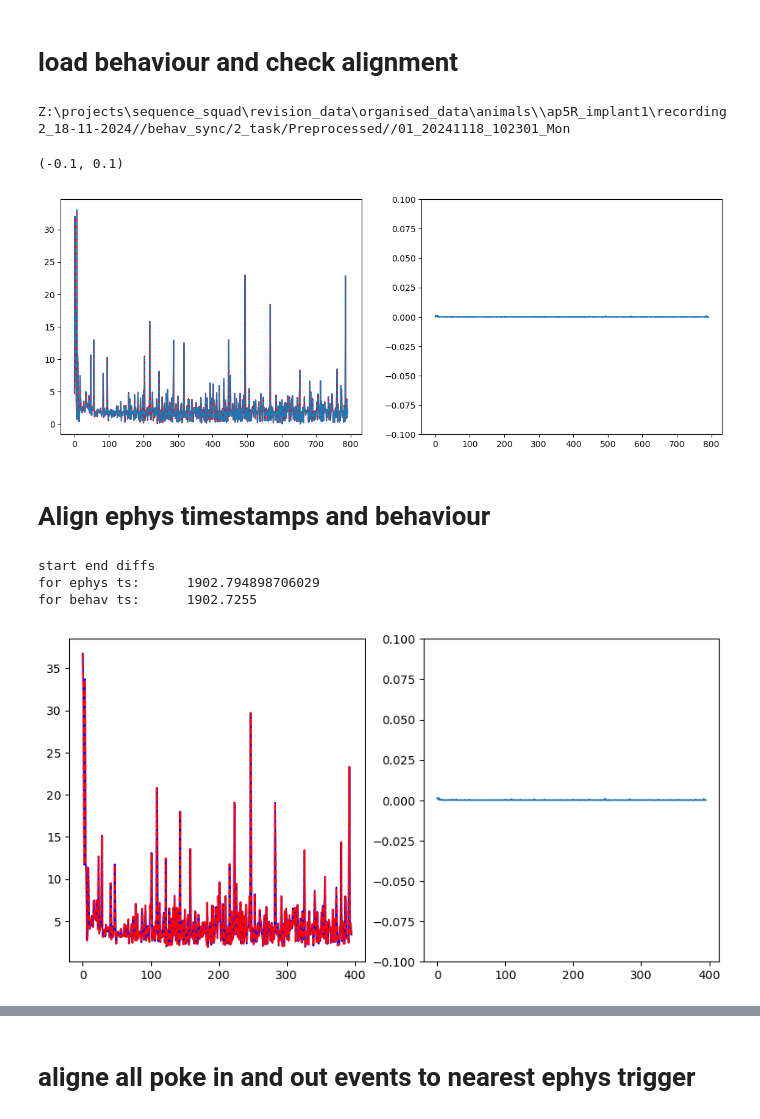
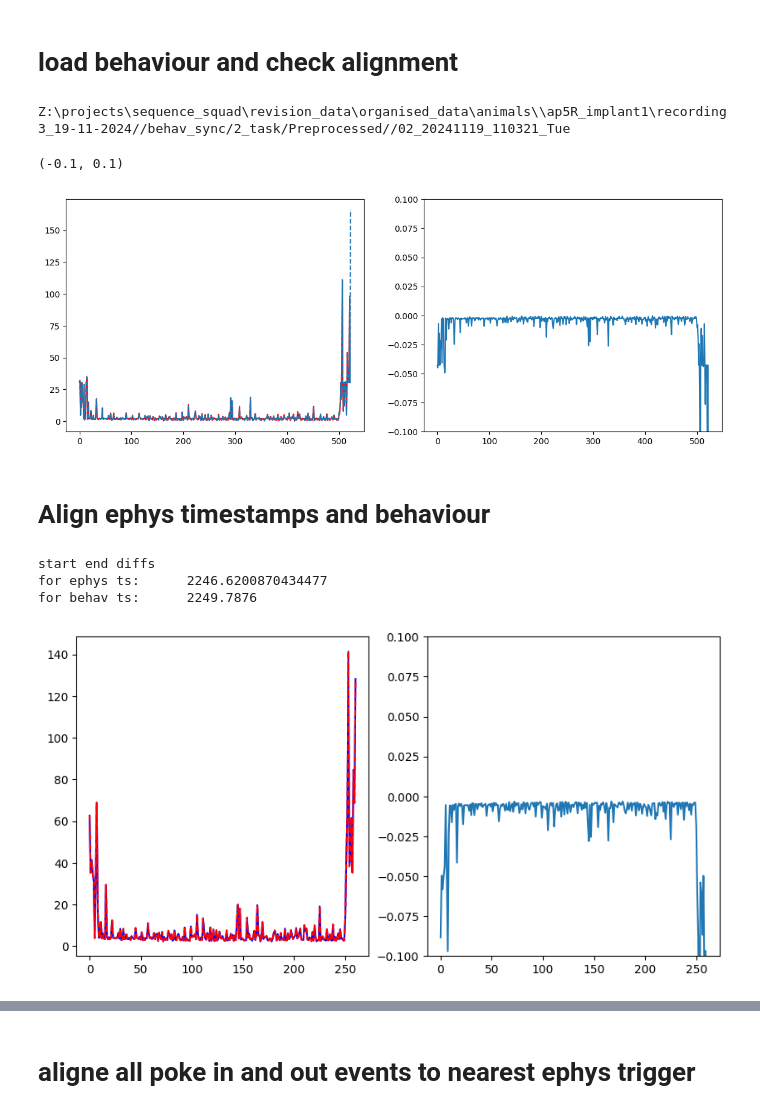
Before and after one commit to SainsburyWellcomeCentre/sequences_neuropixel_preprocess, a Jupyter notebook: 6_align_data.ipynb, the cells around one changed output, grey strips where cells are left out. Drawn from its saved outputs; the diff is of its cells as text; code cells hidden in the pictures.

```diff
--- a/6_align_data.ipynb
+++ b/6_align_data.ipynb
@@ -580,8 +580,8 @@ def process_probe_data_bool(organised_ephys_path,aux_processor_tuples):
 # %% [markdown]
 # Choose data to process:
 # %%
-
-mir = 'seq006_1_3'
+#'seq006_1_3'
+mir = 'ap5R_1_3'
 
 
 #sample rate:
@@ -918,28 +897,28 @@ poke_data =  pd.read_csv(Full_Behav_data_path + "/PreProcessed_RawPokeData.csv")
 first_poke_times = find_first_poke_times((poke_data['Trial_id']),list(poke_data['Port']), np.array(poke_data['PokeIn_Time']))
 all_timestamps = sorted(list(first_poke_times) + list(np.unique(poke_data['Trial_Start'])))
 # %% [output]
-Z:\projects\sequence_squad\revision_data\organised_data\animals\\ap5R_implant1\recording2_18-11-2024//behav_sync/2_task/Preprocessed//01_20241118_102301_Mon
+Z:\projects\sequence_squad\revision_data\organised_data\animals\\ap5R_implant1\recording3_19-11-2024//behav_sync/2_task/Preprocessed//02_20241119_110321_Tue
 # %%
 ## plot the timestamps (difffernces) to see if they overlay perfectly
 
 ## adjust as needed
-manual_offset = 17
+manual_offset =7
 
 NIDAQ_ts_diff = np.diff(Bpod_NIDAQ_TTLS['global_timestamp'][behaviour_barcode_index+manual_offset:postsleep_barcode_index])
 behaviour_ts_diff = np.diff(all_timestamps)
 
 
 fig, [ax,ax1] = plt.subplots(1, 2, figsize=(14, 5))
 ax.plot(NIDAQ_ts_diff[1:len(behaviour_ts_diff)], color = 'red') ## 1:: because the behaviour starts from diff between trial and first poke while ephys starts from barcode/start point end to trial start
 ax.plot(behaviour_ts_diff,'--')
 # ax.set_xlim([0, 120])
 
 ## plot the difference between the two to see if there is misalingment between the two timestamp sets:
 plt.plot(NIDAQ_ts_diff[1:len(all_timestamps)] - behaviour_ts_diff)
 plt.ylim([-0.1, 0.1])
 # %% [output]
 (-0.1, 0.1)
-[figure, old version]
+[figure, new version]
 # %% [markdown]
 # Align ephys timestamps and behaviour
 # %%
@@ -973,9 +952,9 @@ print('for ephys ts:      '+ str(aligned_trial_starts_ephys_TS[-1] - aligned_tri
 print('for behav ts:      ' + str(trial_start_TS[-1] -  trial_start_TS[0]))
 # %% [output]
 start end diffs
-for ephys ts:      1902.794898706029
-for behav ts:      1902.7255
+for ephys ts:      2246.6200870434477
+for behav ts:      2249.7876
-[figure, old version]
+[figure, new version]
 # %%
 ## up ticks - first poke - alignment
 fig, [ax,ax1] = plt.subplots(1, 2, figsize=(10, 5))
```
Also changed, not shown: parts of 12 cells of this notebook.
